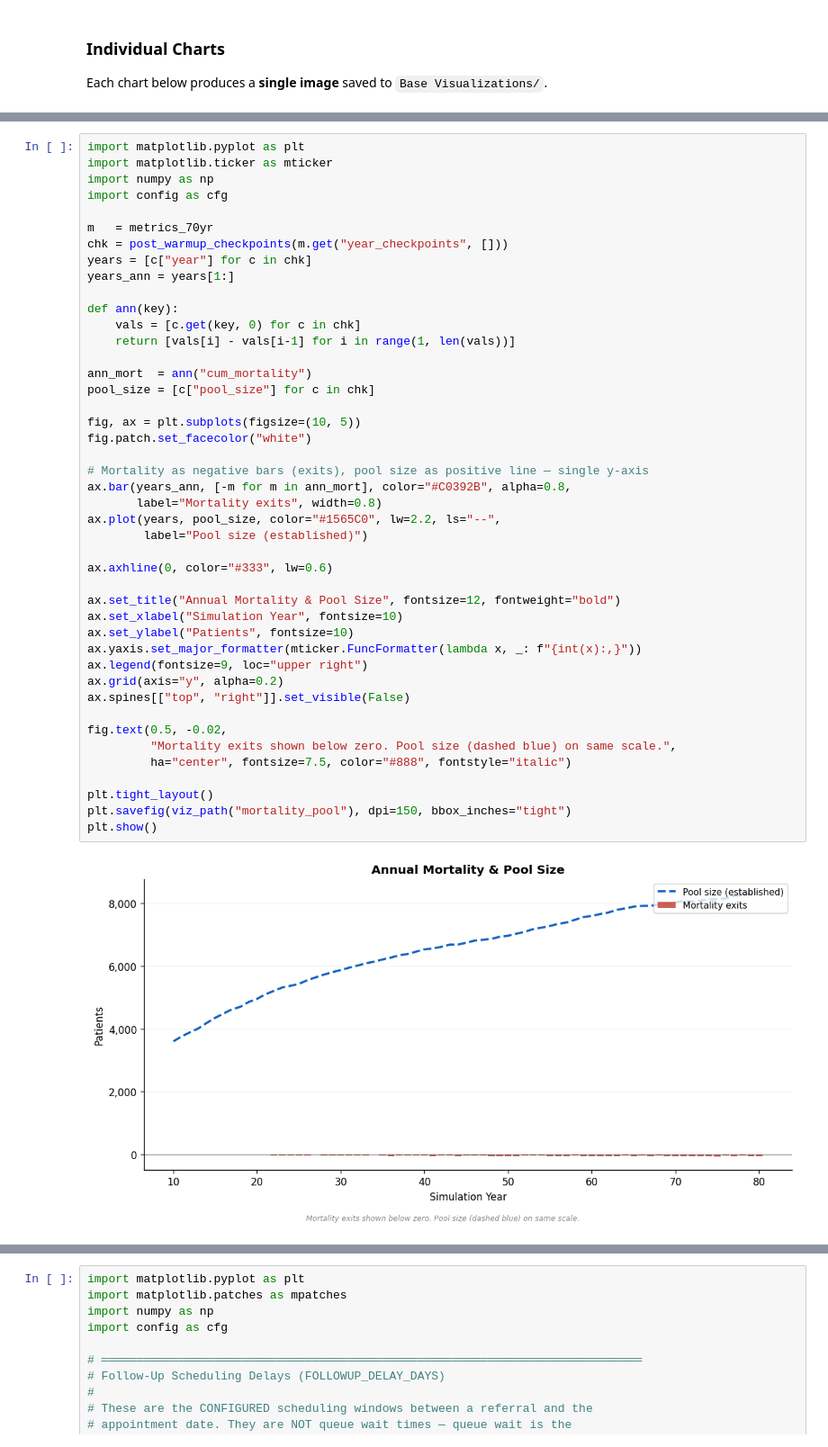
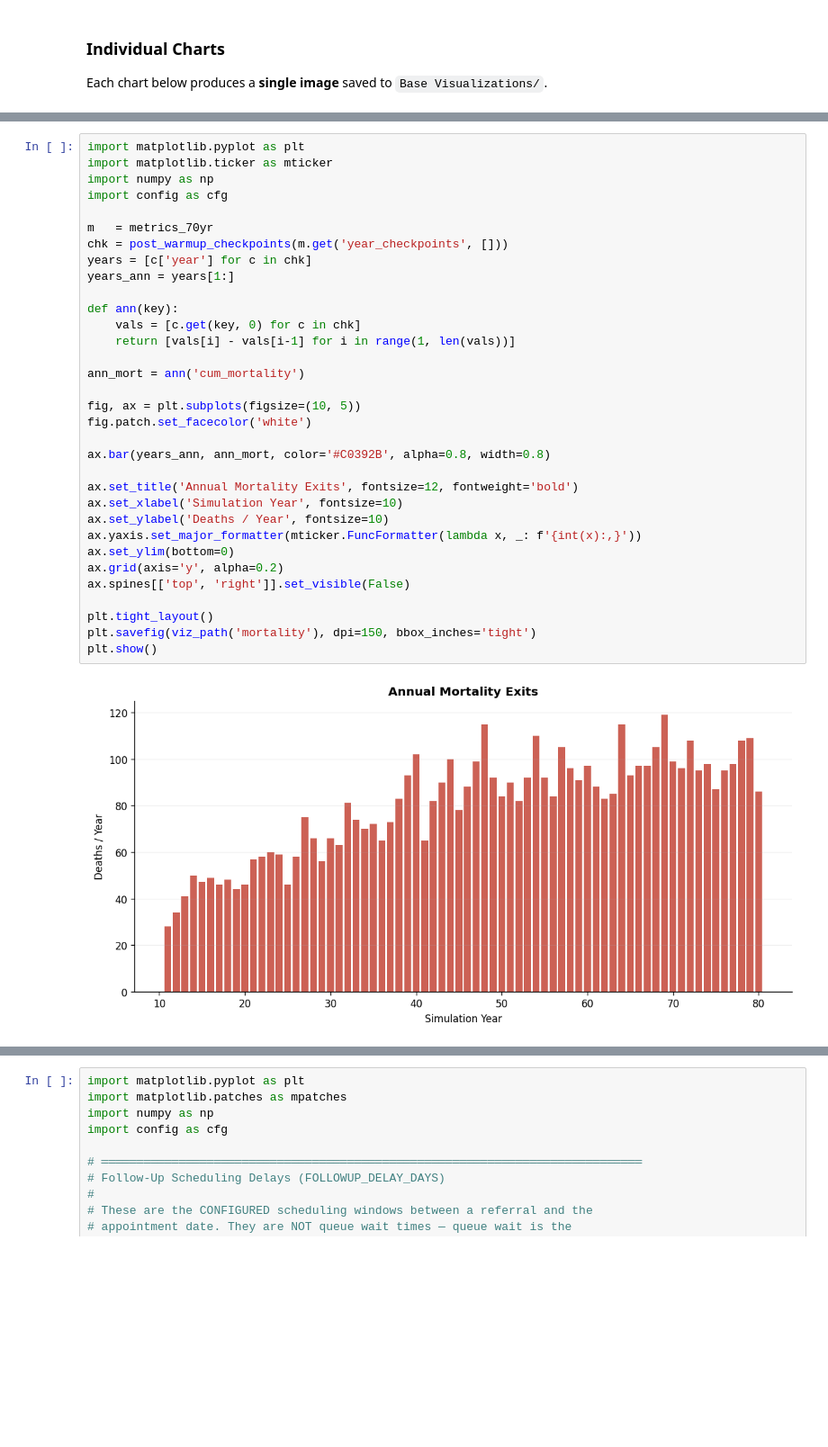
Before and after one commit to ap4509-columbia/NYP, a Jupyter notebook: notebooks/simulation.ipynb, the cells around one changed output, grey strips where cells are left out. Shown at 90% size. Saved outputs shown, nothing was run; the diff lists cells and outputs as text; blank space fills up the shorter version.

```diff
--- a/notebooks/simulation.ipynb
+++ b/notebooks/simulation.ipynb
@@ -1734,49 +1733,38 @@ plt.show()
 # %%
 import matplotlib.pyplot as plt
 import matplotlib.ticker as mticker
 import numpy as np
 import config as cfg
 
 m   = metrics_70yr
-chk = post_warmup_checkpoints(m.get("year_checkpoints", []))
-years = [c["year"] for c in chk]
+chk = post_warmup_checkpoints(m.get('year_checkpoints', []))
+years = [c['year'] for c in chk]
 years_ann = years[1:]
 
 def ann(key):
     vals = [c.get(key, 0) for c in chk]
     return [vals[i] - vals[i-1] for i in range(1, len(vals))]
 
-ann_mort  = ann("cum_mortality")
-pool_size = [c["pool_size"] for c in chk]
+ann_mort = ann('cum_mortality')
 
 fig, ax = plt.subplots(figsize=(10, 5))
-fig.patch.set_facecolor("white")
+fig.patch.set_facecolor('white')
 
-# Mortality as negative bars (exits), pool size as positive line — single y-axis
-ax.bar(years_ann, [-m for m in ann_mort], color="#C0392B", alpha=0.8,
-       label="Mortality exits", width=0.8)
-ax.plot(years, pool_size, color="#1565C0", lw=2.2, ls="--",
-        label="Pool size (established)")
+ax.bar(years_ann, ann_mort, color='#C0392B', alpha=0.8, width=0.8)
 
-ax.axhline(0, color="#333", lw=0.6)
-
-ax.set_title("Annual Mortality & Pool Size", fontsize=12, fontweight="bold")
-ax.set_xlabel("Simulation Year", fontsize=10)
-ax.set_ylabel("Patients", fontsize=10)
-ax.yaxis.set_major_formatter(mticker.FuncFormatter(lambda x, _: f"{int(x):,}"))
-ax.legend(fontsize=9, loc="upper right")
-ax.grid(axis="y", alpha=0.2)
-ax.spines[["top", "right"]].set_visible(False)
-
-fig.text(0.5, -0.02,
-         "Mortality exits shown below zero. Pool size (dashed blue) on same scale.",
-         ha="center", fontsize=7.5, color="#888", fontstyle="italic")
+ax.set_title('Annual Mortality Exits', fontsize=12, fontweight='bold')
+ax.set_xlabel('Simulation Year', fontsize=10)
+ax.set_ylabel('Deaths / Year', fontsize=10)
+ax.yaxis.set_major_formatter(mticker.FuncFormatter(lambda x, _: f'{int(x):,}'))
+ax.set_ylim(bottom=0)
+ax.grid(axis='y', alpha=0.2)
+ax.spines[['top', 'right']].set_visible(False)
 
 plt.tight_layout()
-plt.savefig(viz_path("mortality_pool"), dpi=150, bbox_inches="tight")
+plt.savefig(viz_path('mortality'), dpi=150, bbox_inches='tight')
 plt.show()
 # %% [output]
-[figure, old version]
+[figure, new version]
 # %%
 import matplotlib.pyplot as plt
 import matplotlib.ticker as mticker
```
Also changed, not shown: parts of 31 cells of this notebook, 39 other files.
